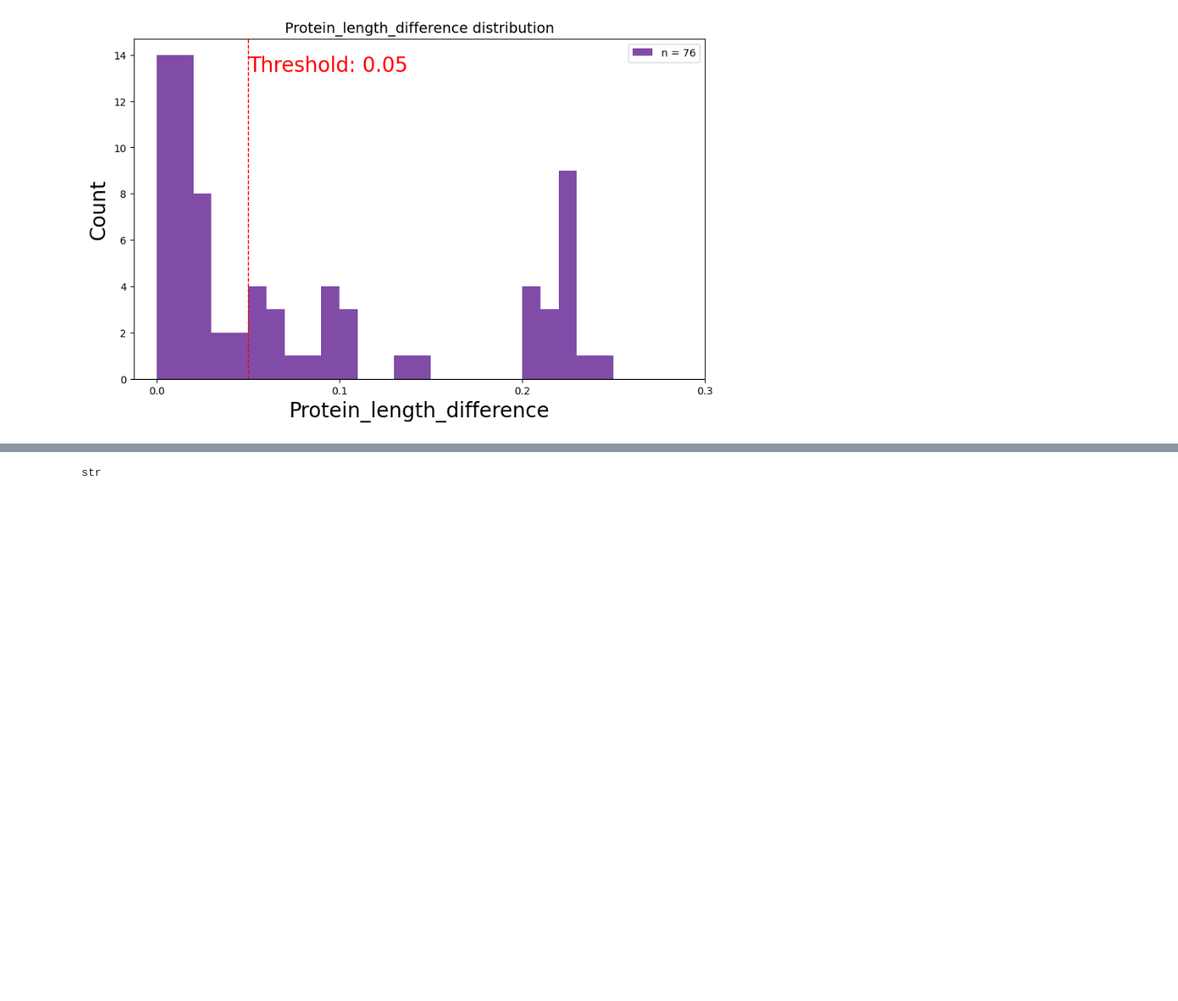
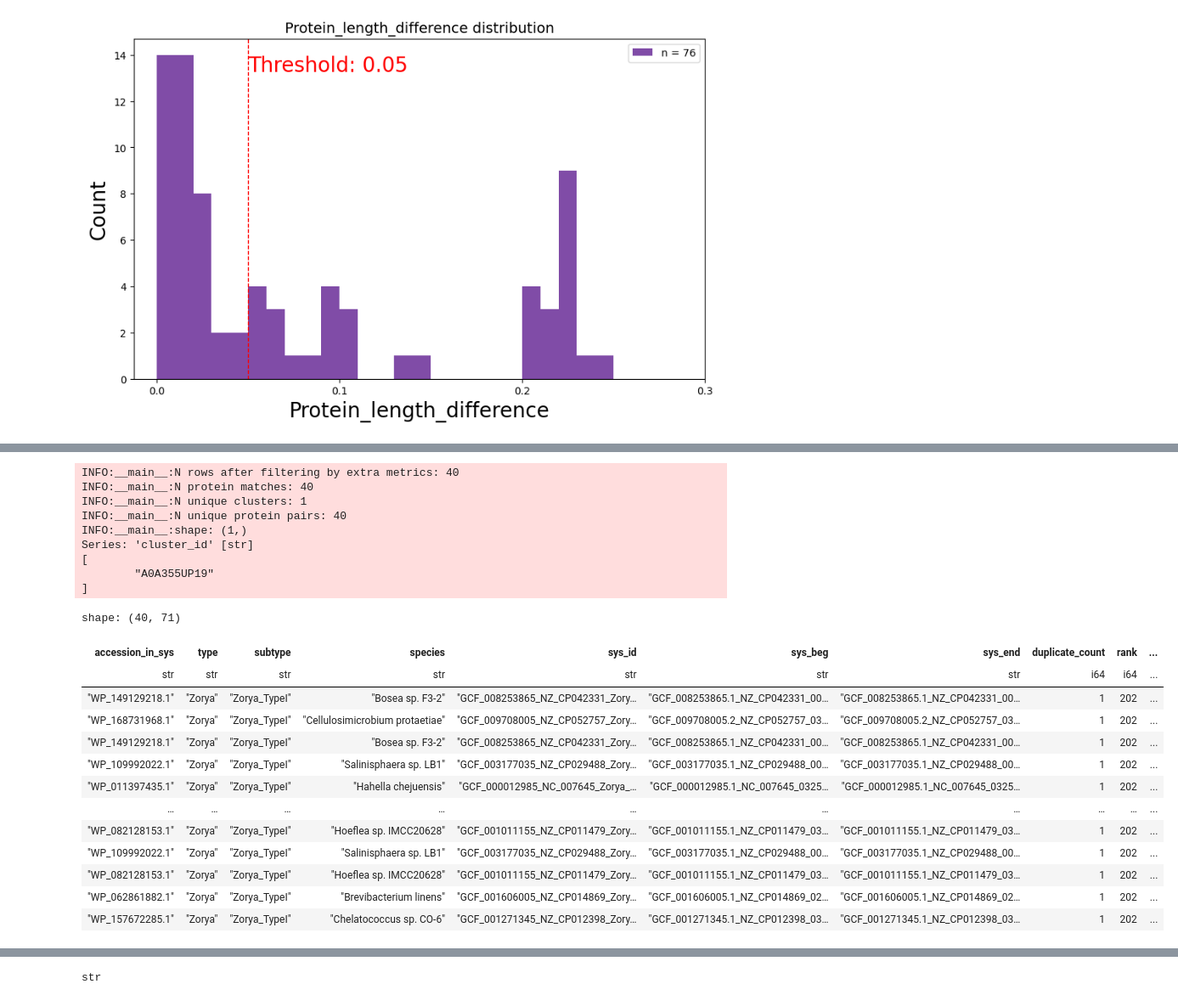
Before and after one commit to juliandeanmoran/BISSH, a Jupyter notebook: testing/explore_zorya.ipynb, the cells around one changed output, grey strips where cells are left out. Shown at 85% size. Drawn from its saved outputs; the diff is of its cells as text; code cells hidden in the pictures; blank space fills up the shorter version.

```diff
--- a/testing/explore_zorya.ipynb
+++ b/testing/explore_zorya.ipynb
@@ -423,0 +427,63 @@ Float64
+# %%
+# ────────────────────────────────────────────────────────────
+#      Plot hist: length difference
+# ────────────────────────────────────────────────────────────
+
+def filter_extra_metrics(
+        df: pl.DataFrame,
+        var_length_error: str,
+        threshold_length_error: float,
+        threshold_overlap_ratio: float
+) -> pl.DataFrame:
+
+    df = df.filter(
+        (pl.col(var_length_error) <= threshold_length_error) &
+        (pl.col("Overlap_ratio") >= threshold_overlap_ratio)
+    )
+
+    logger.info(f"N rows after filtering by extra metrics: {len(df)}")
+    return df
+
+df_ann_filt = filter_extra_metrics(
+    df=df_ann,
+    var_length_error=VAR_NAME_LENGTH_ERROR,
+    threshold_length_error=THRESHOLD_LENGTH_ERROR,
+    threshold_overlap_ratio=THRESHOLD_OVERLAP_RATIO
+)
+
+df_ann_filt.write_csv(
+    f"{OUT_DIR}/zorya_unique_protein_pairs_filt_n={len(df_ann_filt)}.tsv",
+    separator="\t",
+    include_header=True
+)
+
+summarise_protein_matches(
+    df_ann_filt,
+    col_bact_prot_id=COL_BACT_PROT_ID,
+    col_human_prot_id=COL_HS_PROT_ID,
+    col_cluster_id=COL_CLUSTER_ID
+)
+# %% [output]
+INFO:__main__:N rows after filtering by extra metrics: 40
+INFO:__main__:N protein matches: 40
+INFO:__main__:N unique clusters: 1
+INFO:__main__:N unique protein pairs: 40
+INFO:__main__:shape: (1,)
+Series: 'cluster_id' [str]
+[
+        "A0A355UP19"
+]
+shape: (40, 71)
+| accession_in_sys | type | subtype | species | sys_id | sys_beg | sys_end | duplicate_count | rank | ... |
+| str | str | str | str | str | str | str | i64 | i64 | ... |
+| "WP_149129218.1" | "Zorya" | "Zorya_TypeI" | "Bosea sp. F3-2" | "GCF_008253865_NZ_CP042331_Zory… | "GCF_008253865.1_NZ_CP042331_00… | "GCF_008253865.1_NZ_CP042331_00… | 1 | 202 | ... |
+| "WP_168731968.1" | "Zorya" | "Zorya_TypeI" | "Cellulosimicrobium protaetiae" | "GCF_009708005_NZ_CP052757_Zory… | "GCF_009708005.2_NZ_CP052757_03… | "GCF_009708005.2_NZ_CP052757_03… | 1 | 202 | ... |
+| "WP_149129218.1" | "Zorya" | "Zorya_TypeI" | "Bosea sp. F3-2" | "GCF_008253865_NZ_CP042331_Zory… | "GCF_008253865.1_NZ_CP042331_00… | "GCF_008253865.1_NZ_CP042331_00… | 1 | 202 | ... |
+| "WP_109992022.1" | "Zorya" | "Zorya_TypeI" | "Salinisphaera sp. LB1" | "GCF_003177035_NZ_CP029488_Zory… | "GCF_003177035.1_NZ_CP029488_00… | "GCF_003177035.1_NZ_CP029488_00… | 1 | 202 | ... |
+| "WP_011397435.1" | "Zorya" | "Zorya_TypeI" | "Hahella chejuensis" | "GCF_000012985_NC_007645_Zorya_… | "GCF_000012985.1_NC_007645_0325… | "GCF_000012985.1_NC_007645_0325… | 1 | 202 | ... |
+| … | … | … | … | … | … | … | … | … | ... |
+| "WP_082128153.1" | "Zorya" | "Zorya_TypeI" | "Hoeflea sp. IMCC20628" | "GCF_001011155_NZ_CP011479_Zory… | "GCF_001011155.1_NZ_CP011479_03… | "GCF_001011155.1_NZ_CP011479_03… | 1 | 202 | ... |
+| "WP_109992022.1" | "Zorya" | "Zorya_TypeI" | "Salinisphaera sp. LB1" | "GCF_003177035_NZ_CP029488_Zory… | "GCF_003177035.1_NZ_CP029488_00… | "GCF_003177035.1_NZ_CP029488_00… | 1 | 202 | ... |
+| "WP_082128153.1" | "Zorya" | "Zorya_TypeI" | "Hoeflea sp. IMCC20628" | "GCF_001011155_NZ_CP011479_Zory… | "GCF_001011155.1_NZ_CP011479_03… | "GCF_001011155.1_NZ_CP011479_03… | 1 | 202 | ... |
+| "WP_062861882.1" | "Zorya" | "Zorya_TypeI" | "Brevibacterium linens" | "GCF_001606005_NZ_CP014869_Zory… | "GCF_001606005.1_NZ_CP014869_02… | "GCF_001606005.1_NZ_CP014869_02… | 1 | 202 | ... |
+| "WP_157672285.1" | "Zorya" | "Zorya_TypeI" | "Chelatococcus sp. CO-6" | "GCF_001271345_NZ_CP012398_Zory… | "GCF_001271345.1_NZ_CP012398_03… | "GCF_001271345.1_NZ_CP012398_03… | 1 | 202 | ... |
```
Also changed, not shown: parts of 6 cells of this notebook, 6 other files.
